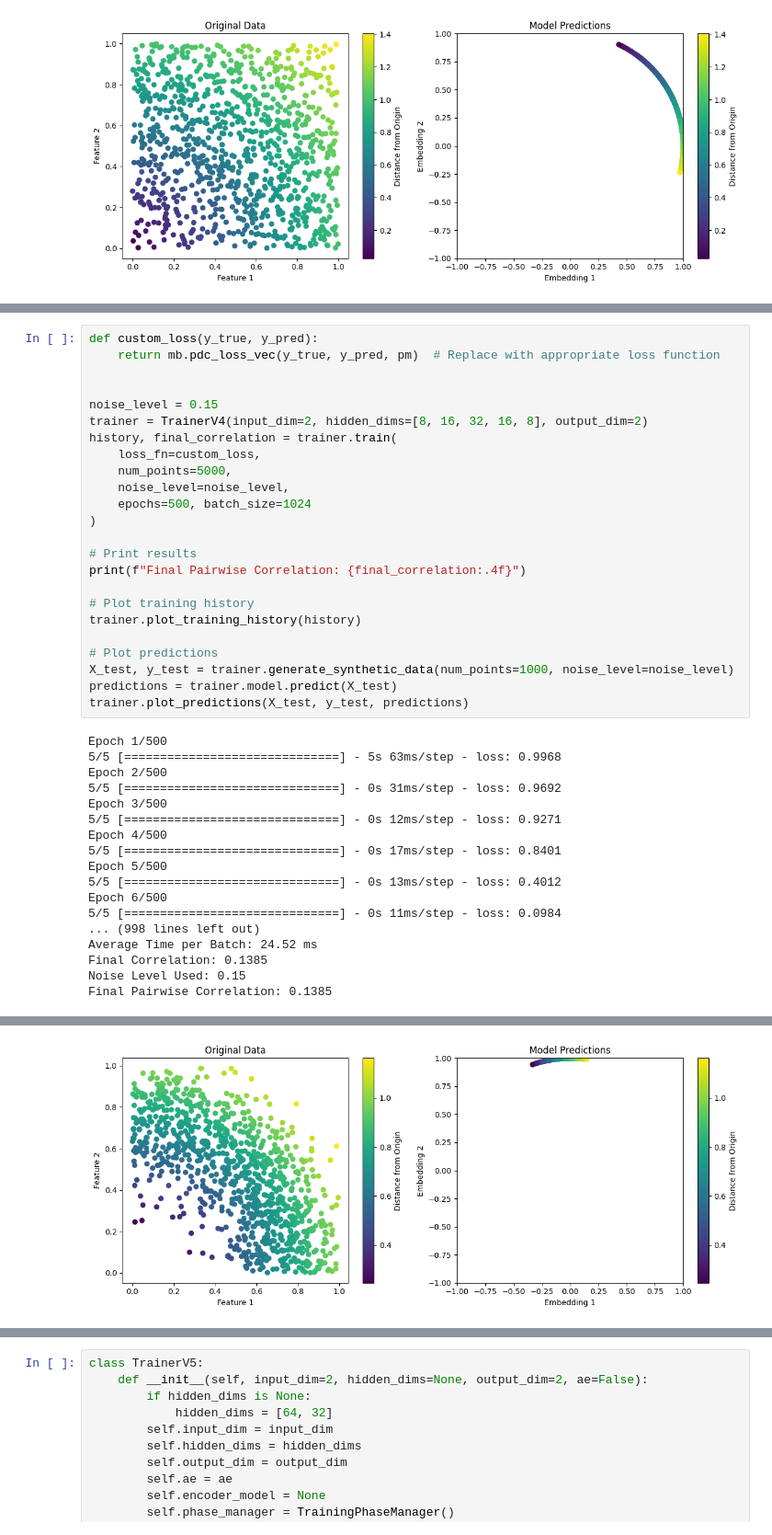
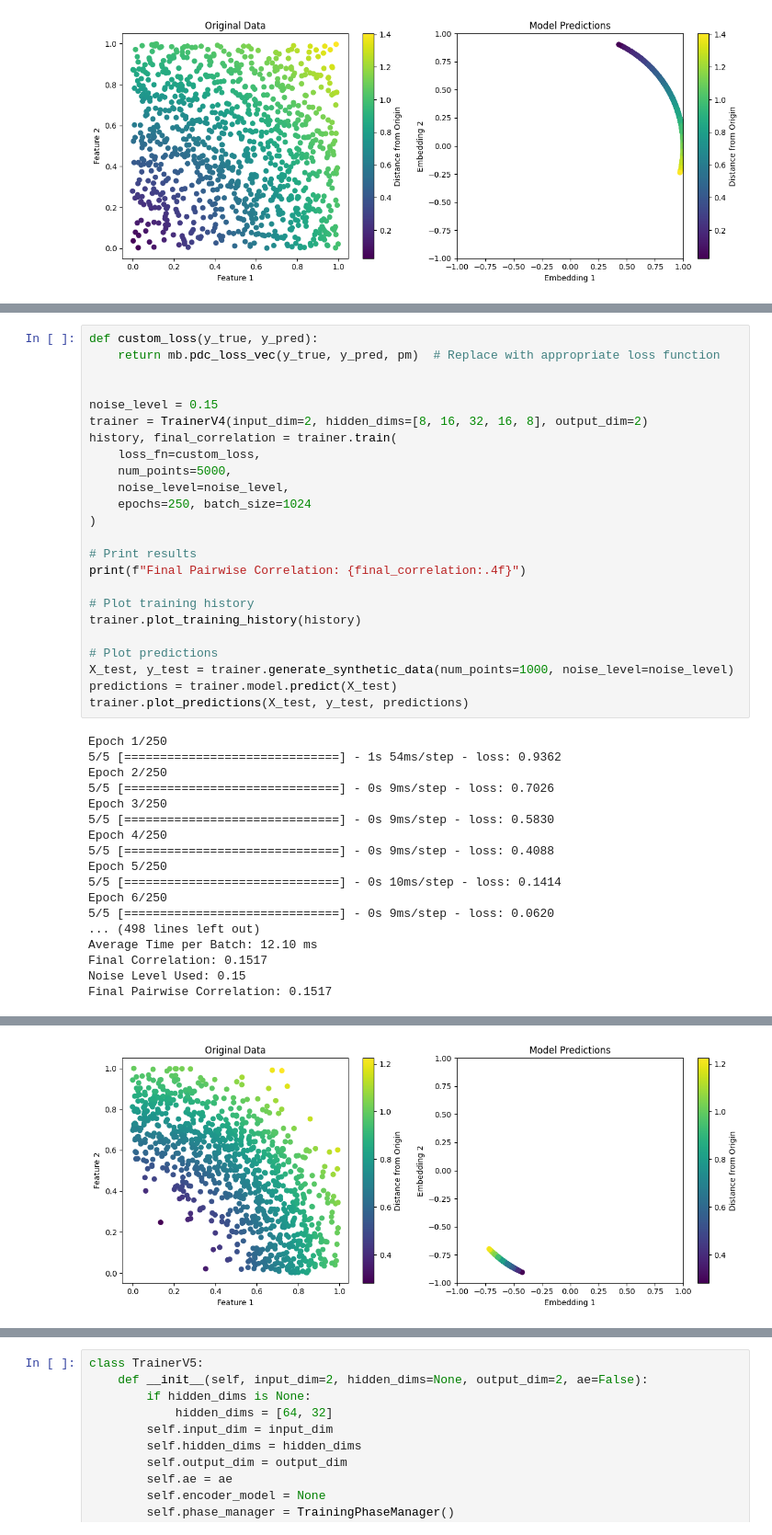
Before and after one commit to Machine-Earning/CISIR, a Jupyter notebook: notebooks/pdc_test.ipynb, the cells around one changed output, grey strips where cells are left out. Shown at 92% size. Drawn from its saved outputs; the diff is of its cells as text.

```diff
--- a/notebooks/pdc_test.ipynb
+++ b/notebooks/pdc_test.ipynb
@@ -607,7 +606,7 @@ history, final_correlation = trainer.train(
     loss_fn=custom_loss,
     num_points=5000,
     noise_level=noise_level,
-    epochs=500, batch_size=1024
+    epochs=250, batch_size=1024
 )
 
 # Print results
@@ -621,20 +620,20 @@ X_test, y_test = trainer.generate_synthetic_data(num_points=1000, noise_level=no
 predictions = trainer.model.predict(X_test)
 trainer.plot_predictions(X_test, y_test, predictions)
 # %% [output]
-Epoch 1/500
-5/5 [==============================] - 5s 63ms/step - loss: 0.9968
-Epoch 2/500
-5/5 [==============================] - 0s 31ms/step - loss: 0.9692
-Epoch 3/500
-5/5 [==============================] - 0s 12ms/step - loss: 0.9271
-Epoch 4/500
-5/5 [==============================] - 0s 17ms/step - loss: 0.8401
-Epoch 5/500
-5/5 [==============================] - 0s 13ms/step - loss: 0.4012
-Epoch 6/500
-5/5 [==============================] - 0s 11ms/step - loss: 0.0984
-... (998 lines left out)
-Average Time per Batch: 24.52 ms
-Final Correlation: 0.1385
+Epoch 1/250
+5/5 [==============================] - 1s 54ms/step - loss: 0.9362
+Epoch 2/250
+5/5 [==============================] - 0s 9ms/step - loss: 0.7026
+Epoch 3/250
+5/5 [==============================] - 0s 9ms/step - loss: 0.5830
+Epoch 4/250
+5/5 [==============================] - 0s 9ms/step - loss: 0.4088
+Epoch 5/250
+5/5 [==============================] - 0s 10ms/step - loss: 0.1414
+Epoch 6/250
+5/5 [==============================] - 0s 9ms/step - loss: 0.0620
+... (498 lines left out)
+Average Time per Batch: 12.10 ms
+Final Correlation: 0.1517
 Noise Level Used: 0.15
-Final Pairwise Correlation: 0.1385
+Final Pairwise Correlation: 0.1517
@@ -643,4 +642,4 @@ Final Pairwise Correlation: 0.1385
-[figure, old version]
+[figure, new version]
 # %%
 
 def custom_loss(y_true, y_pred):
```
Also changed, not shown: parts of 6 cells of this notebook, 4 other files.
